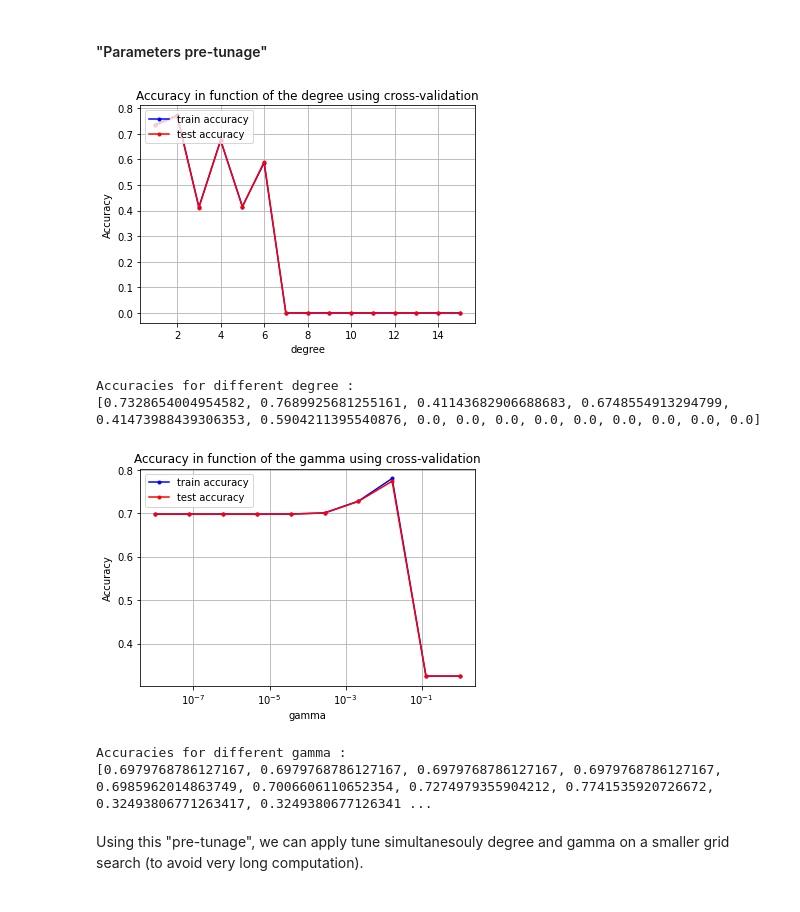
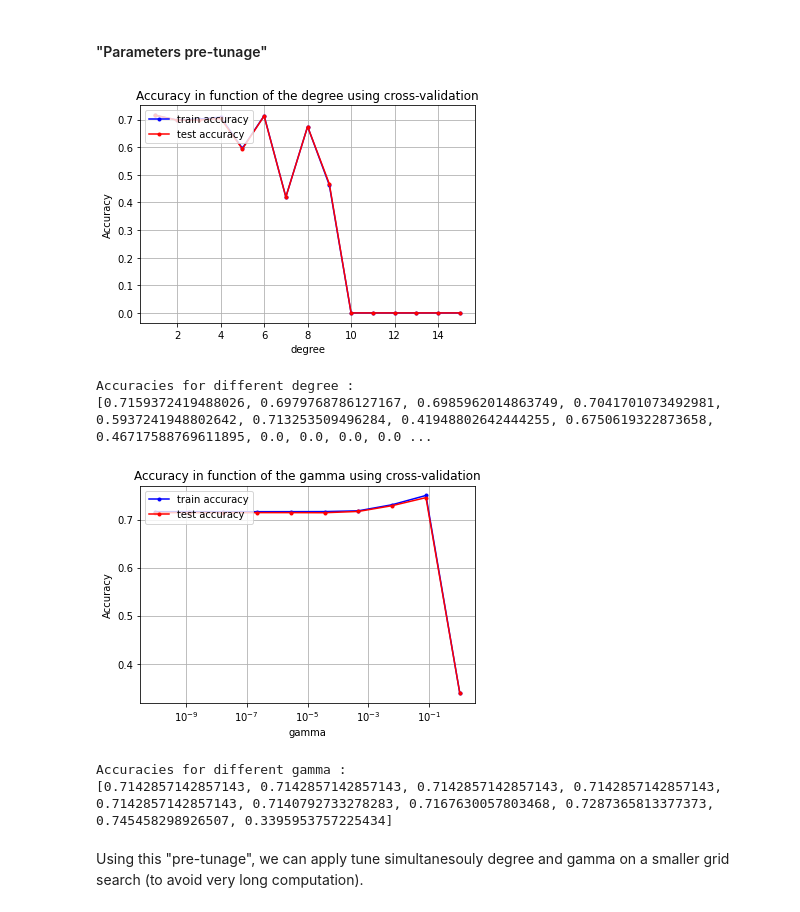
Before and after one commit to CS-433/ml-project-1-thevipers, a Jupyter notebook: main-Copy1.ipynb, the cells around one changed output. Cells and saved outputs as stored; diff of their text form; code cells hidden in the pictures.

```diff
--- a/main-Copy1.ipynb
+++ b/main-Copy1.ipynb
@@ -21,8 +18,8 @@ from plots import *
 # %%
 DATA_TRAIN_PATH = 'data/train.csv' # TODO: download train data and supply path here
 DATA_TEST_PATH = 'data/test.csv'
-y, tX, ids = load_csv_data(DATA_TRAIN_PATH)
-y_test, tX_test, ids_test = load_csv_data(DATA_TEST_PATH)
+y, tX, ids = load_csv_data(DATA_TRAIN_PATH, sub_sample = True)
+y_test, tX_test, ids_test = load_csv_data(DATA_TEST_PATH, sub_sample = True)
 features_name = np.genfromtxt('data/train.csv', delimiter=",", dtype=str,max_rows=1)[2:]
 # %% [markdown]
 # Data exploration
@@ -206,36 +203,36 @@ seed = np.random.seed(10)
 # %%
 #Fixed parameters :
 k_fold=4
 max_iters = 50
 
 #Parameters to tune :
 degrees = 1+np.arange(15)
-gamma=0.01
+gamma=1e-8
 
 best_degree, acc_te_deg, acc_tr_deg = tune_best_one(y_, tX_, k_fold, least_squares_GD, seed=seed, params=degrees, gamma=gamma, max_iters=max_iters, name='degree')
 
 CV_param_plot(degrees, acc_tr_deg, acc_te_deg, name_param="degree")
 
 print("Accuracies for different degree :")
 print(acc_te_deg)
 
 #Parameters to tune :
 degree = best_degree
-gammas=np.logspace(-8, 0, 10)
+gammas=np.logspace(-10, 0, 10)
 
 best_gam, acc_te_gam, acc_tr_gam = tune_best_one(y_, tX_, k_fold, least_squares_GD, seed=seed, params=gammas, degree=degree, max_iters=max_iters, name='gamma')
 
 CV_param_plot(gammas, acc_tr_gam, acc_te_gam, name_param="gamma")
 
 print("Accuracies for different gamma :")
 print(acc_te_gam)
 # %% [output]
-[figure, old version]
+[figure, new version]
 Accuracies for different degree :
-[0.7328654004954582, 0.7689925681255161, 0.41143682906688683, 0.6748554913294799, 0.41473988439306353, 0.5904211395540876, 0.0, 0.0, 0.0, 0.0, 0.0, 0.0, 0.0, 0.0, 0.0]
+[0.7159372419488026, 0.6979768786127167, 0.6985962014863749, 0.7041701073492981, 0.5937241948802642, 0.713253509496284, 0.41948802642444255, 0.6750619322873658, 0.46717588769611895, 0.0, 0.0, 0.0, 0.0 ...
-[figure, old version]
+[figure, new version]
 Accuracies for different gamma :
-[0.6979768786127167, 0.6979768786127167, 0.6979768786127167, 0.6979768786127167, 0.6985962014863749, 0.7006606110652354, 0.7274979355904212, 0.7741535920726672, 0.32493806771263417, 0.3249380677126341 ...
+[0.7142857142857143, 0.7142857142857143, 0.7142857142857143, 0.7142857142857143, 0.7142857142857143, 0.7140792733278283, 0.7167630057803468, 0.7287365813377373, 0.745458298926507, 0.3395953757225434]
 # %% [markdown]
 Using this "pre-tunage", we can apply tune simultanesouly degree and gamma on a smaller grid search (to avoid very long computation).
 # %%
```
Also changed, not shown: parts of 15 cells of this notebook, 1 other file.
